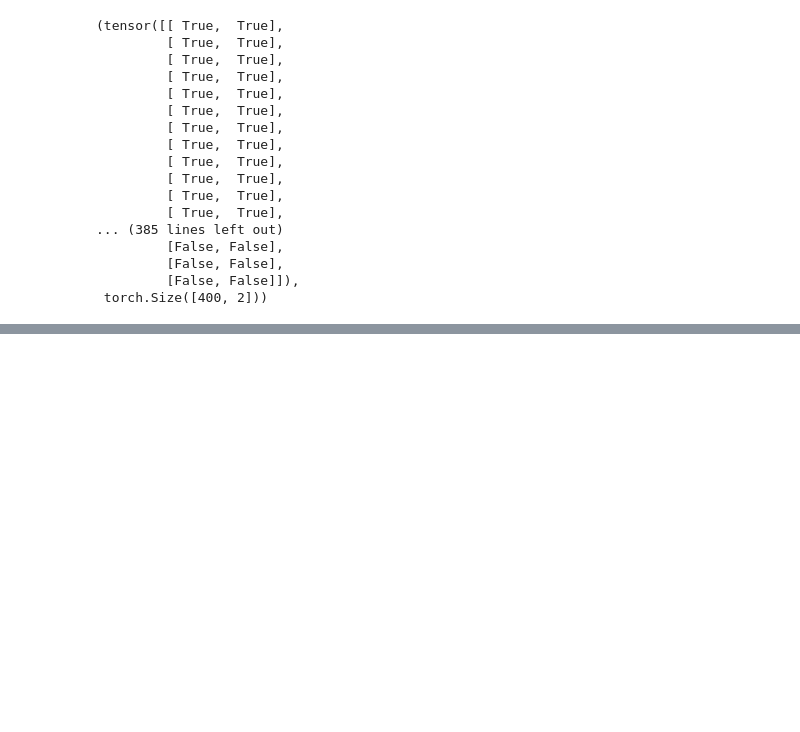
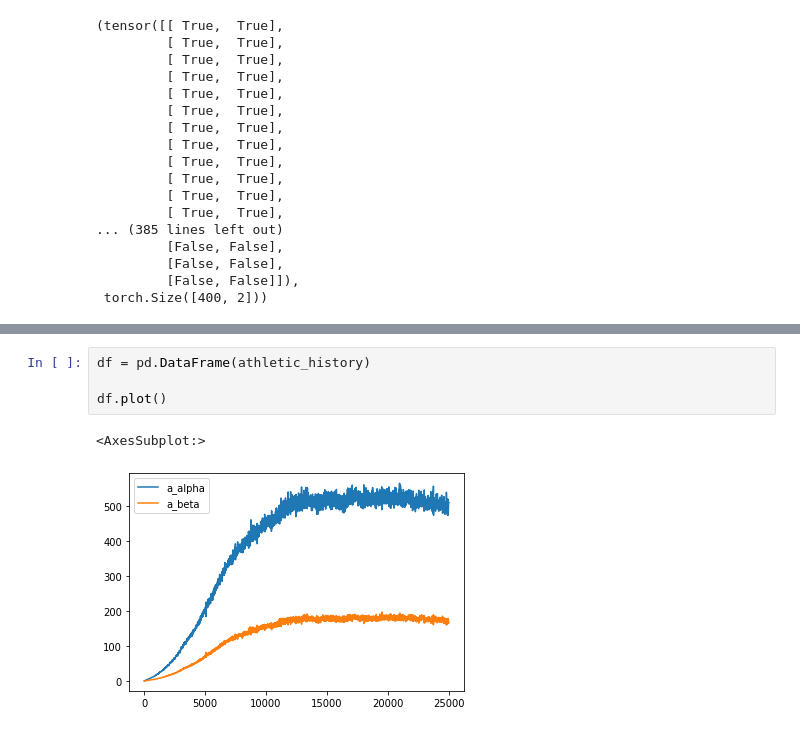
Before and after one commit to Entze/SBB, a Jupyter notebook: notebooks/SHW_1_5.ipynb, the cells around one changed output, grey strips where cells are left out. Drawn from its saved outputs; the diff is of its cells as text; blank space fills up the shorter version.

```diff
--- a/notebooks/SHW_1_5.ipynb
+++ b/notebooks/SHW_1_5.ipynb
@@ -108,0 +207,7 @@ tensor(0.7494, grad_fn=<SelectBackward0>)
+# %%
+df = pd.DataFrame(athletic_history)
+
+df.plot()
+# %% [output]
+<AxesSubplot:>
+[figure, added]
```
Also changed, not shown: parts of 28 cells of this notebook, 2 other files.
